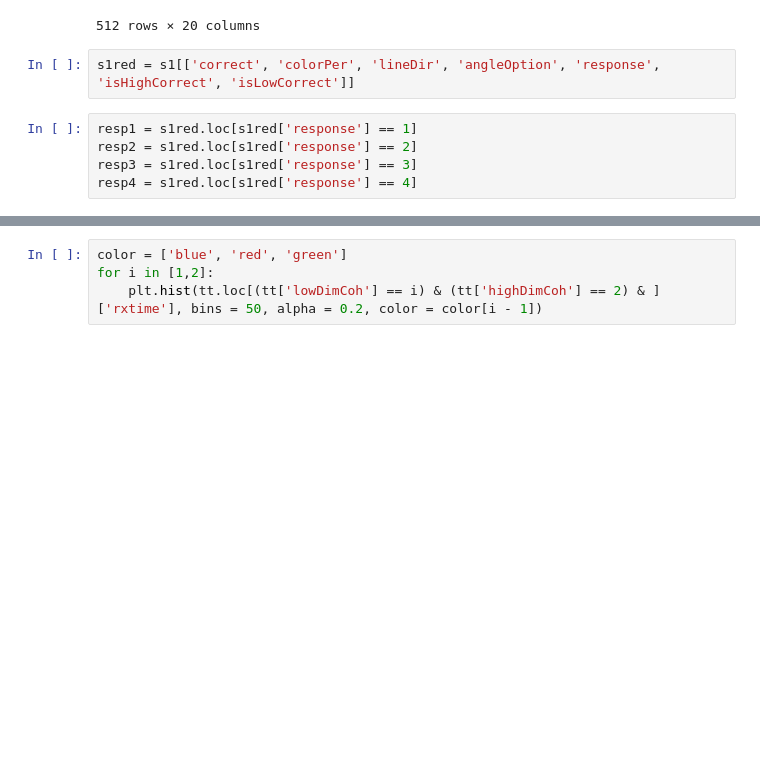
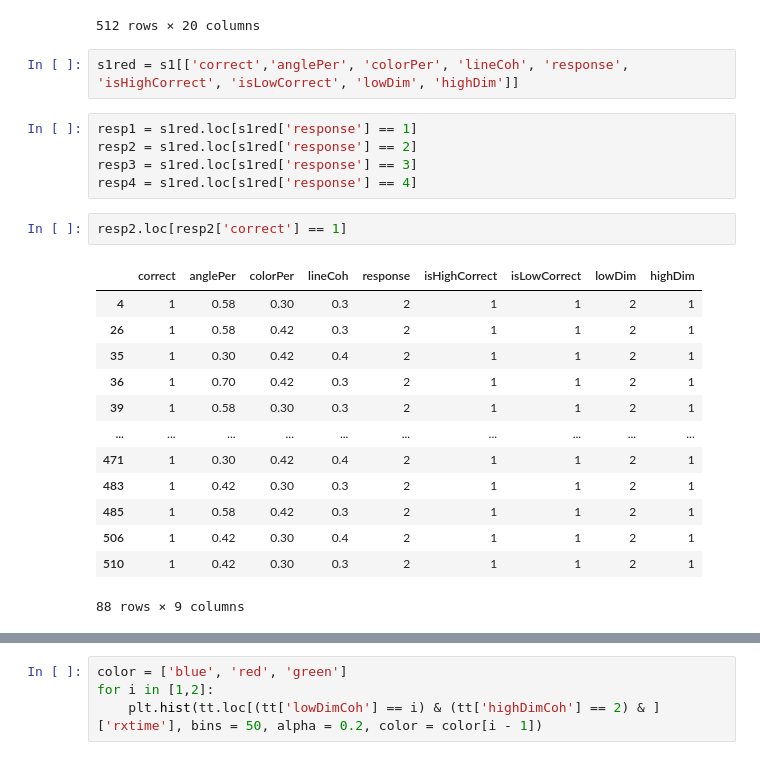
Before and after one commit to AlexanderFengler/nn_likelihoods, a Jupyter notebook: read_in_chong_data.ipynb, the cells around one changed output, grey strips where cells are left out. Cells and saved outputs as stored; diff of their text form; blank space fills up the shorter version.

```diff
--- a/read_in_chong_data.ipynb
+++ b/read_in_chong_data.ipynb
@@ -27,12 +31,28 @@ s1
 | 511 | 0.42 | 4 | 0.42 | 0 | 1 | 2 | 2 | 1 | 0.7 | 2 | ... |
 512 rows × 20 columns
 # %%
-s1red = s1[['correct', 'colorPer', 'lineDir', 'angleOption', 'response', 'isHighCorrect', 'isLowCorrect']]
+s1red = s1[['correct','anglePer', 'colorPer', 'lineCoh', 'response', 'isHighCorrect', 'isLowCorrect', 'lowDim', 'highDim']]
 # %%
 resp1 = s1red.loc[s1red['response'] == 1]
 resp2 = s1red.loc[s1red['response'] == 2]
 resp3 = s1red.loc[s1red['response'] == 3]
 resp4 = s1red.loc[s1red['response'] == 4]
+# %%
+resp2.loc[resp2['correct'] == 1]
+# %% [output]
+|  | correct | anglePer | colorPer | lineCoh | response | isHighCorrect | isLowCorrect | lowDim | highDim |
+| 4 | 1 | 0.58 | 0.30 | 0.3 | 2 | 1 | 1 | 2 | 1 |
+| 26 | 1 | 0.58 | 0.42 | 0.3 | 2 | 1 | 1 | 2 | 1 |
+| 35 | 1 | 0.30 | 0.42 | 0.4 | 2 | 1 | 1 | 2 | 1 |
+| 36 | 1 | 0.70 | 0.42 | 0.3 | 2 | 1 | 1 | 2 | 1 |
+| 39 | 1 | 0.58 | 0.30 | 0.3 | 2 | 1 | 1 | 2 | 1 |
+| ... | ... | ... | ... | ... | ... | ... | ... | ... | ... |
+| 471 | 1 | 0.30 | 0.42 | 0.4 | 2 | 1 | 1 | 2 | 1 |
+| 483 | 1 | 0.42 | 0.30 | 0.3 | 2 | 1 | 1 | 2 | 1 |
+| 485 | 1 | 0.58 | 0.42 | 0.3 | 2 | 1 | 1 | 2 | 1 |
+| 506 | 1 | 0.42 | 0.30 | 0.4 | 2 | 1 | 1 | 2 | 1 |
+| 510 | 1 | 0.42 | 0.30 | 0.3 | 2 | 1 | 1 | 2 | 1 |
+88 rows × 9 columns
 # %%
 resp4.loc[resp4['correct'] == 1]
 # %% [output]
```
Also changed, not shown: parts of 7 cells of this notebook, 1 other file.
